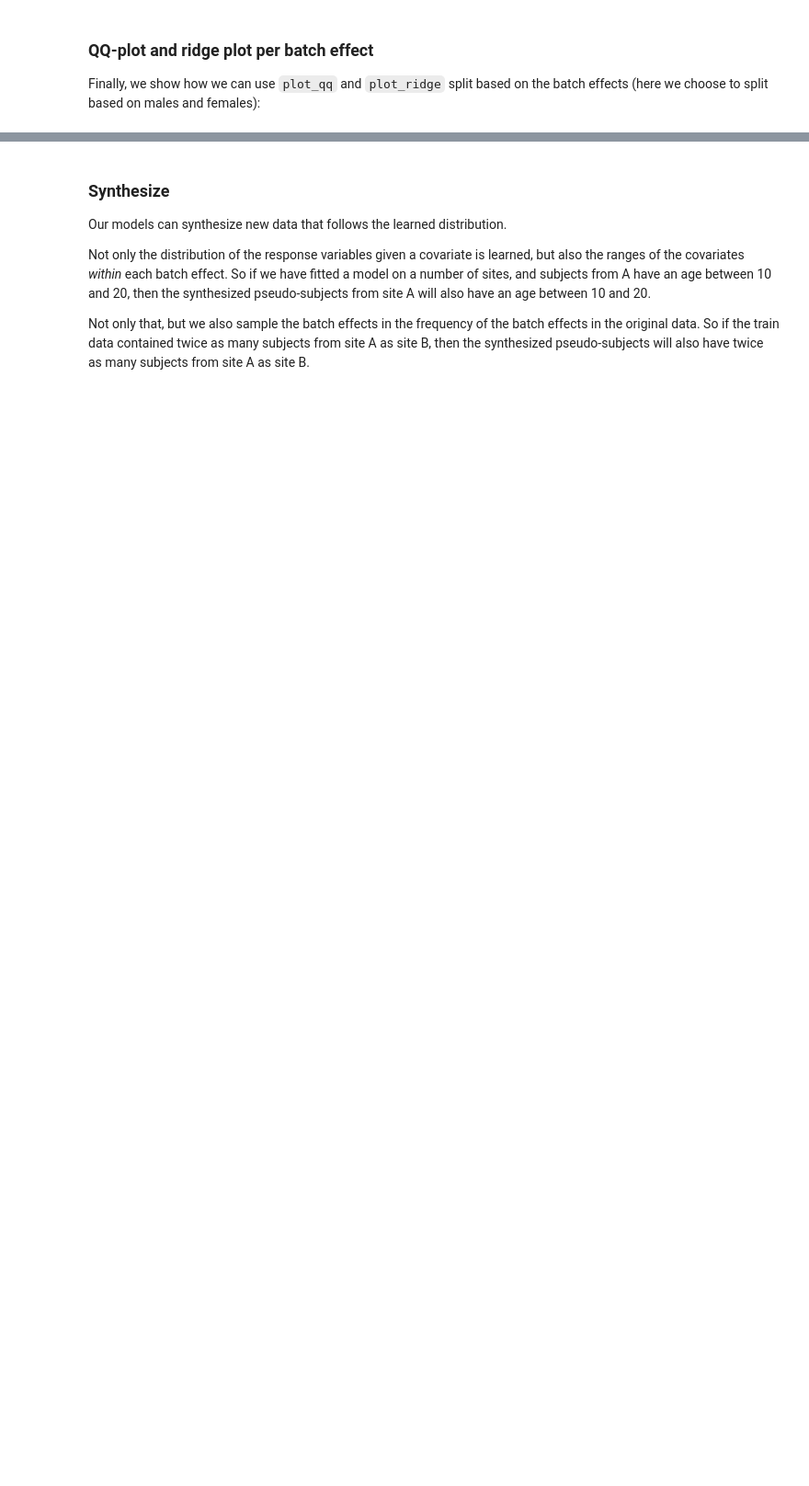
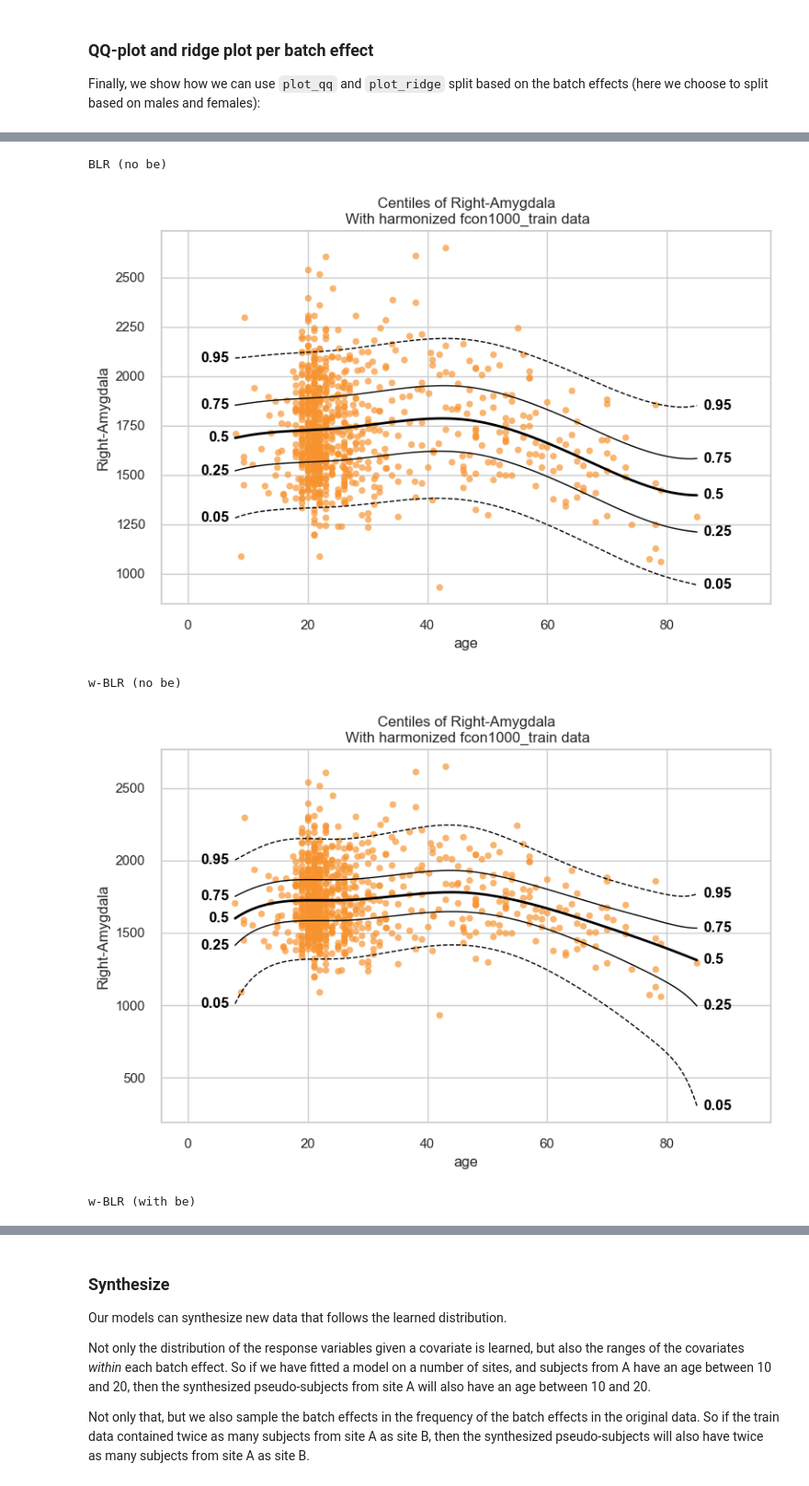
Before and after one commit to predictive-clinical-neuroscience/PCNtoolkit, a Jupyter notebook: examples/02_BLR.ipynb, the cells around one changed output, grey strips where cells are left out. Shown at 92% size. Saved outputs shown, nothing was run; the diff lists cells and outputs as text; code cells hidden in the pictures; blank space fills up the shorter version.

```diff
--- a/examples/02_BLR.ipynb
+++ b/examples/02_BLR.ipynb
@@ -473,0 +409,17 @@ This is a useful reminder that a more flexible model is not always a better mode
+# %%
+models = {
+    "BLR (no be)": model_blr_no_be,
+    "w-BLR (no be)": model_wblr_no_be,
+    "w-BLR (with be)": model_wblr_with_be,
+}
+
+# Plot the centiles of each model to compare
+for model_name, m in models.items():
+    print(model_name)
+    plot_centiles(m, scatter_data=train);
+# %% [output]
+BLR (no be)
+[figure, added]
+w-BLR (no be)
+[figure, added]
+w-BLR (with be)
```
Also changed, not shown: parts of 28 cells of this notebook.
